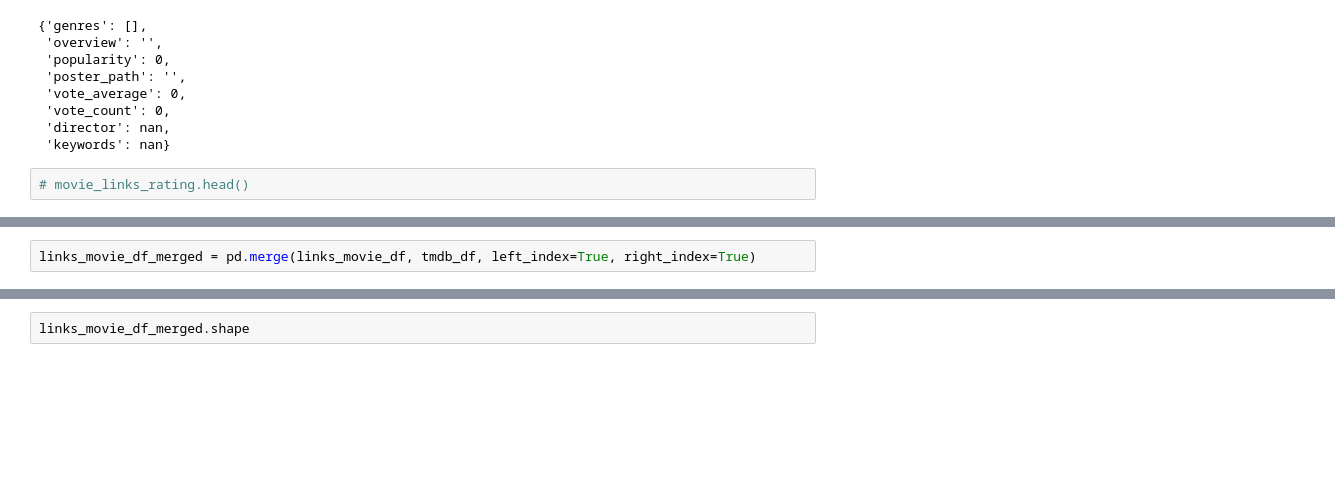
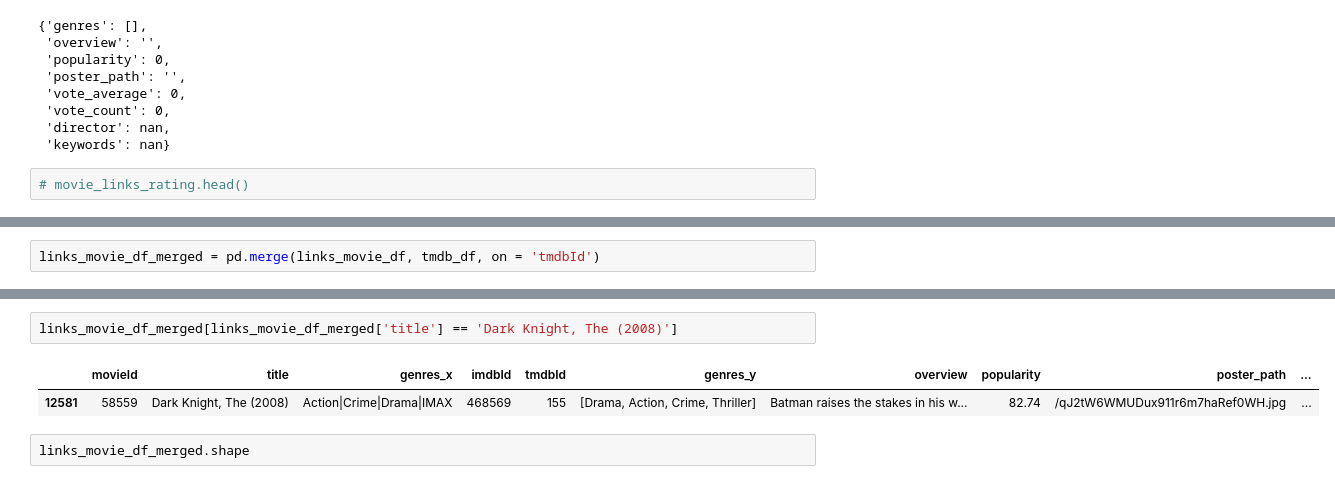
Before and after one commit to abhishek-jana/Movie-Recommendation-System, a Jupyter notebook: research/EDA.ipynb, the cells around one changed output, grey strips where cells are left out. Saved outputs shown, nothing was run; the diff lists cells and outputs as text; blank space fills up the shorter version.

```diff
--- a/research/EDA.ipynb
+++ b/research/EDA.ipynb
@@ -460,2 +483,2 @@ tmdb_df.shape, links_movie_df.shape
 # %%
-links_movie_df_merged = pd.merge(links_movie_df, tmdb_df, left_index=True, right_index=True)
+links_movie_df_merged = pd.merge(links_movie_df, tmdb_df, on = 'tmdbId')
@@ -468,3 +485,8 @@ links_movie_df_merged.head(2)
+# %%
+links_movie_df_merged[links_movie_df_merged['title'] == 'Dark Knight, The (2008)']
+# %% [output]
+|  | movieId | title | genres_x | imdbId | tmdbId | genres_y | overview | popularity | poster_path | ... |
+| 12581 | 58559 | Dark Knight, The (2008) | Action|Crime|Drama|IMAX | 468569 | 155 | [Drama, Action, Crime, Thriller] | Batman raises the stakes in his w... | 82.74 | /qJ2tW6WMUDux911r6m7haRef0WH.jpg | ... |
 # %%
 links_movie_df_merged.shape
 # %% [output]
```
Also changed, not shown: parts of 6 cells of this notebook, 24 other files.
